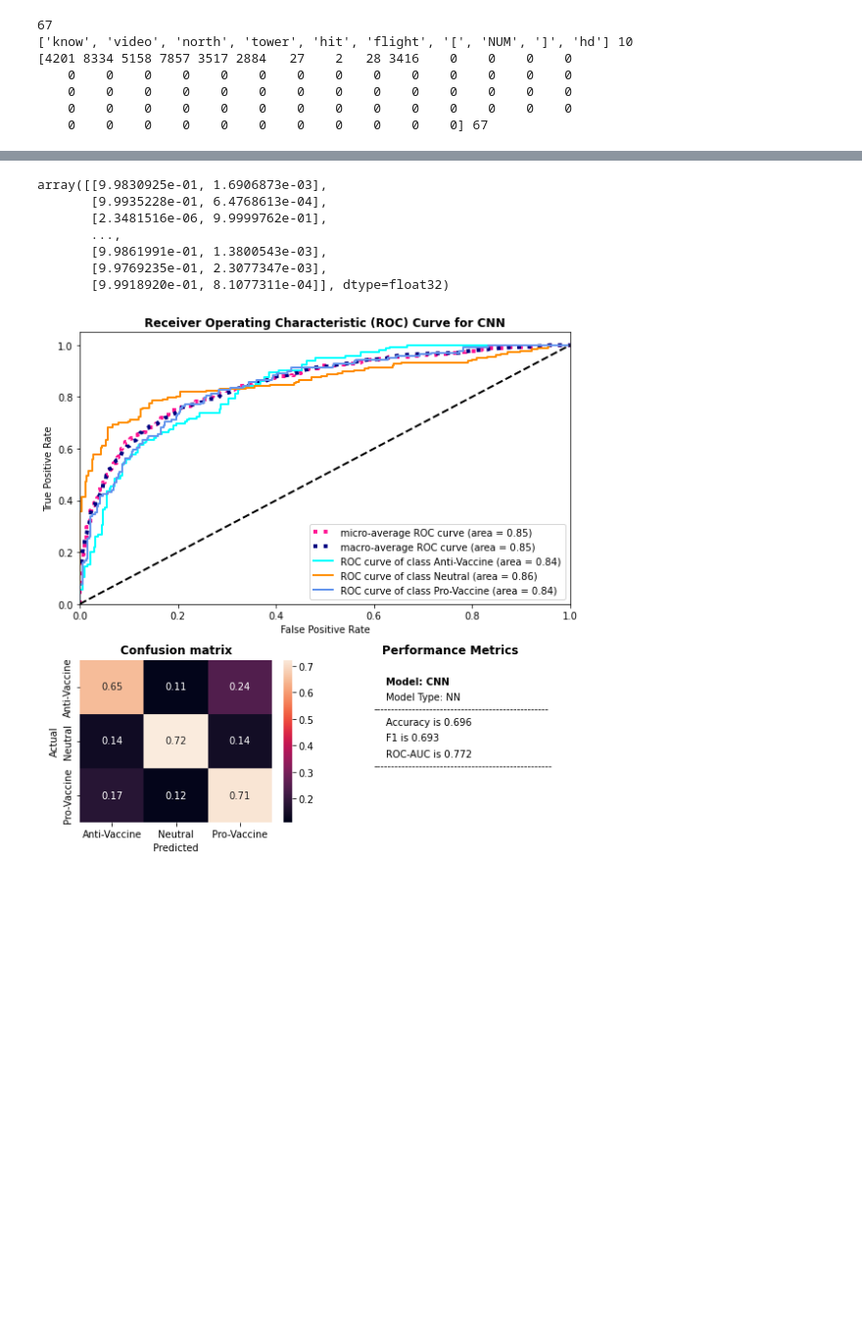
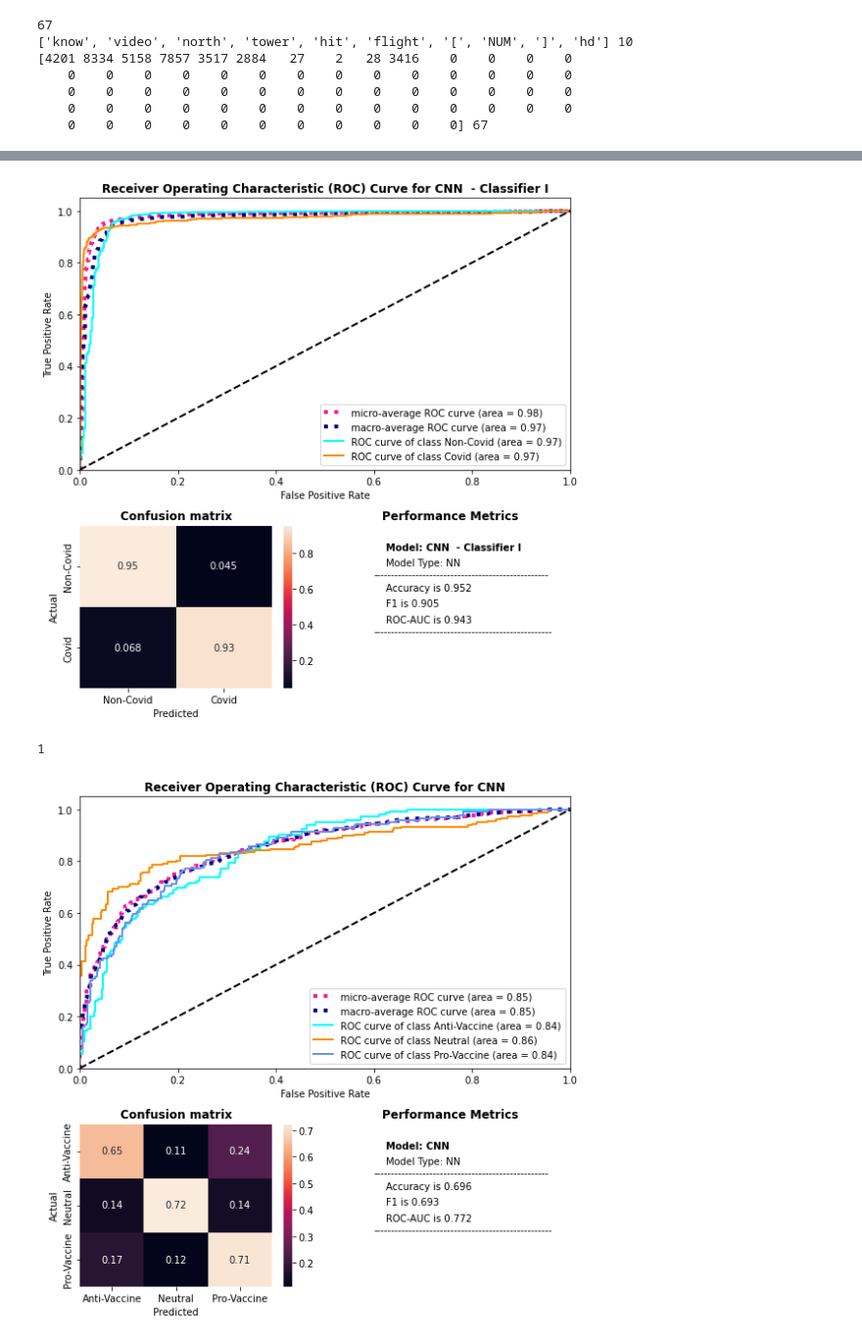
Before and after one commit to jvschlierf/networkthesis, a Jupyter notebook: classifier/nn/CNN.ipynb, the cells around one changed output, grey strips where cells are left out. Shown: that part at 98% size. Saved outputs shown, nothing was run; the diff lists cells and outputs as text; code cells hidden in the pictures; blank space fills up the shorter version.

```diff
--- a/classifier/nn/CNN.ipynb
+++ b/classifier/nn/CNN.ipynb
@@ -448,13 +469,12 @@ plot_results_b(test_labels_1hot, results, "CNN", "NN", classifier="1")
-# %%
-results
-# %% [output]
-array([[9.9830925e-01, 1.6906873e-03],
-       [9.9935228e-01, 6.4768613e-04],
-       [2.3481516e-06, 9.9999762e-01],
-       ...,
-       [9.9861991e-01, 1.3800543e-03],
-       [9.9769235e-01, 2.3077347e-03],
-       [9.9918920e-01, 8.1077311e-04]], dtype=float32)
+# %%
+plot_results_b(test_labels_1hot, results, "CNN  - Classifier I", "NN", classifier="1")
+# %% [output]
+[figure, added]
+# %%
+# get column index of max value in each row
+np.argmax(results[100])
+# %% [output]
+1
 # %%
 plot_results_b(test_labels_1hot, results, "CNN", "NN", classifier="2")
 # %% [output]
```
Also changed, not shown: parts of 16 cells of this notebook, 1 other file.
